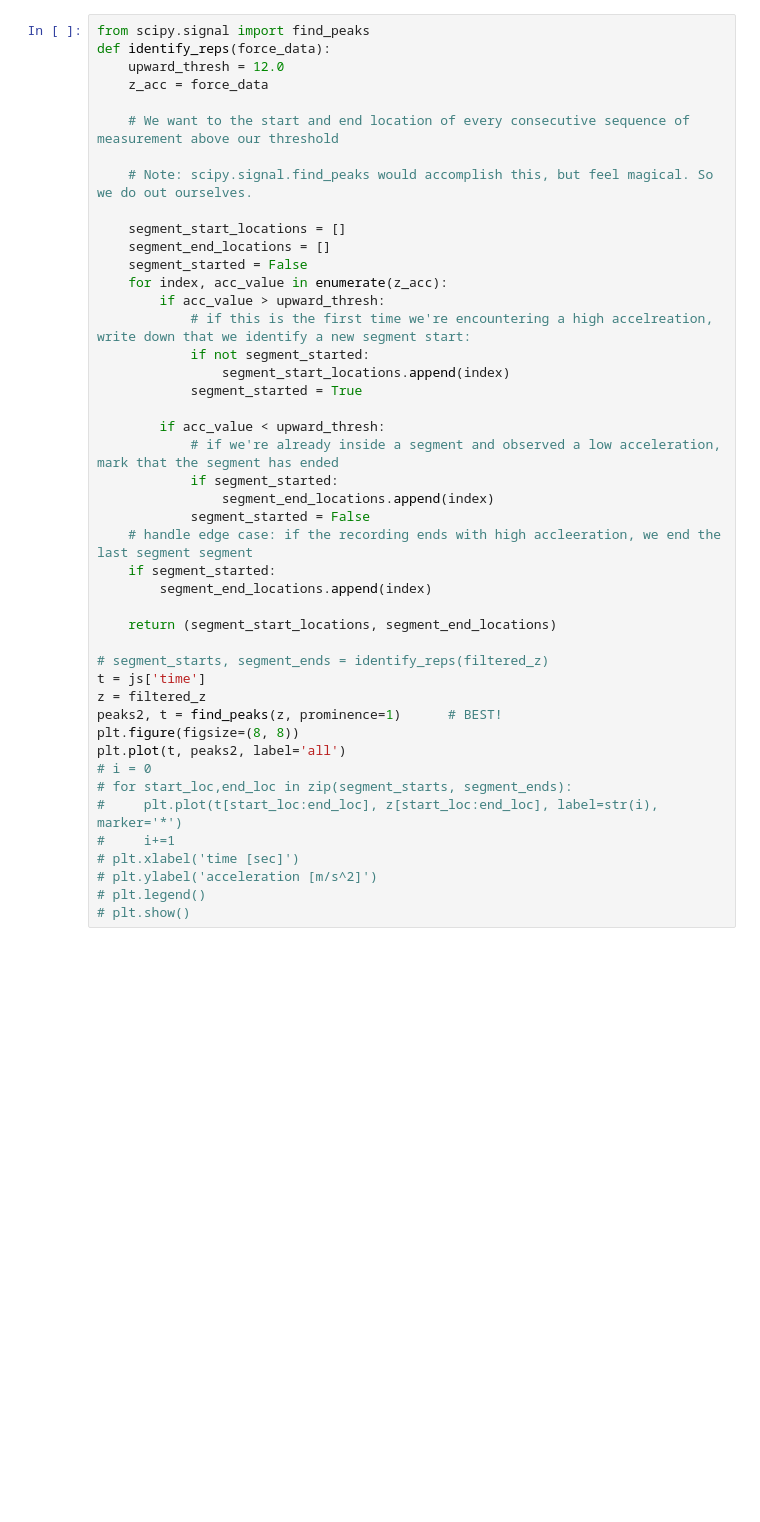
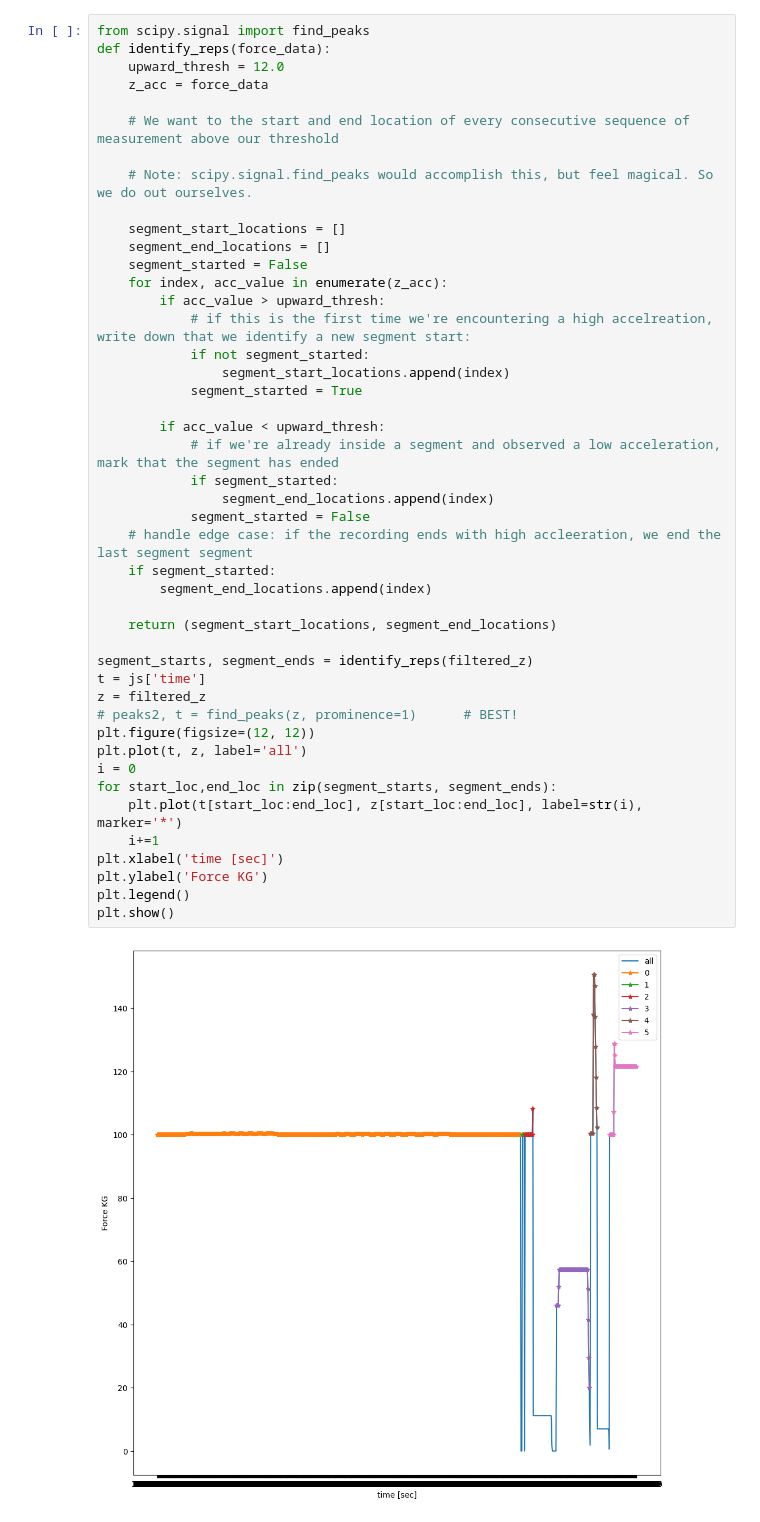
Before and after one commit to Mario2334/RepTracker, a Jupyter notebook: notebooks/rep_counter.ipynb, the cells around one changed output. Cells and saved outputs as stored; diff of their text form; blank space fills up the shorter version.

```diff
--- a/notebooks/rep_counter.ipynb
+++ b/notebooks/rep_counter.ipynb
@@ -38,42 +38,44 @@ def identify_reps(force_data):
     upward_thresh = 12.0
     z_acc = force_data
 
     # We want to the start and end location of every consecutive sequence of measurement above our threshold
 
     # Note: scipy.signal.find_peaks would accomplish this, but feel magical. So we do out ourselves.
 
     segment_start_locations = []
     segment_end_locations = []
     segment_started = False
     for index, acc_value in enumerate(z_acc):
         if acc_value > upward_thresh:
             # if this is the first time we're encountering a high accelreation, write down that we identify a new segment start:
             if not segment_started:
                 segment_start_locations.append(index)
             segment_started = True
 
         if acc_value < upward_thresh:
             # if we're already inside a segment and observed a low acceleration, mark that the segment has ended
             if segment_started:
                 segment_end_locations.append(index)
             segment_started = False
     # handle edge case: if the recording ends with high accleeration, we end the last segment segment
     if segment_started:
         segment_end_locations.append(index)
 
     return (segment_start_locations, segment_end_locations)
 
-# segment_starts, segment_ends = identify_reps(filtered_z)
+segment_starts, segment_ends = identify_reps(filtered_z)
 t = js['time']
 z = filtered_z
-peaks2, t = find_peaks(z, prominence=1)      # BEST!
-plt.figure(figsize=(8, 8))
-plt.plot(t, peaks2, label='all')
-# i = 0
-# for start_loc,end_loc in zip(segment_starts, segment_ends):
-#     plt.plot(t[start_loc:end_loc], z[start_loc:end_loc], label=str(i), marker='*')
-#     i+=1
-# plt.xlabel('time [sec]')
-# plt.ylabel('acceleration [m/s^2]')
-# plt.legend()
-# plt.show()
+# peaks2, t = find_peaks(z, prominence=1)      # BEST!
+plt.figure(figsize=(12, 12))
+plt.plot(t, z, label='all')
+i = 0
+for start_loc,end_loc in zip(segment_starts, segment_ends):
+    plt.plot(t[start_loc:end_loc], z[start_loc:end_loc], label=str(i), marker='*')
+    i+=1
+plt.xlabel('time [sec]')
+plt.ylabel('Force KG')
+plt.legend()
+plt.show()
+# %% [output]
+[figure, added]
```
Also changed, not shown: parts of 5 cells of this notebook, 1 other file.
